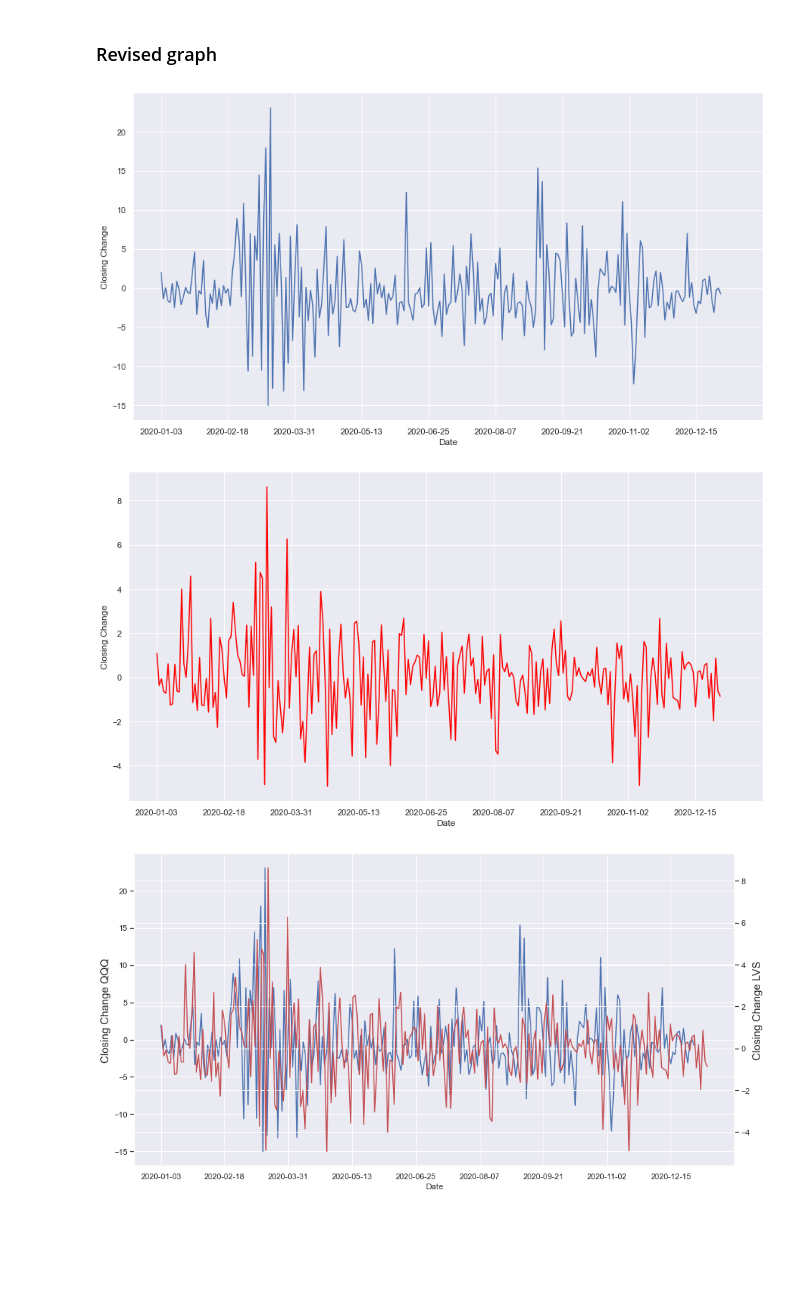
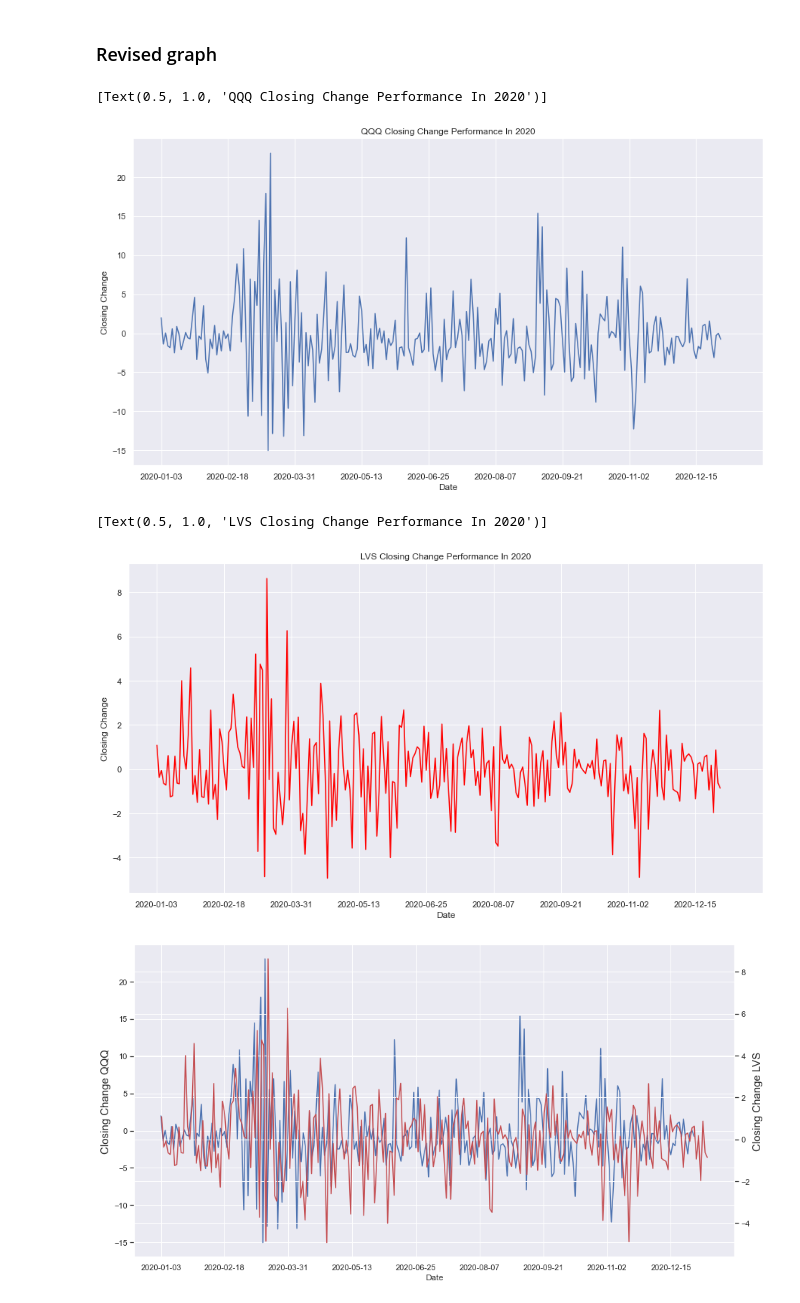
Before and after one commit to cpozuelos1/COGS_108_Final_Project, a Jupyter notebook: FinalProjectGroup071_Wi22.ipynb, the cells around one changed output. Cells and saved outputs as stored; diff of their text form; code cells hidden in the pictures; blank space fills up the shorter version.

```diff
--- a/FinalProjectGroup071_Wi22.ipynb
+++ b/FinalProjectGroup071_Wi22.ipynb
@@ -364,8 +366,10 @@ QQQ_data = pd.DataFrame(QQQ_data, columns = ['Date', 'Closing Change'])
 # %%
 ax = sns.lineplot(x='Date', y='Closing Change', data=QQQ_data)
 x_ticks = ax.set_xticks([i*30 for i in range(10)])
+ax.set(title="QQQ Closing Change Performance In 2020")
 # %% [output]
+[Text(0.5, 1.0, 'QQQ Closing Change Performance In 2020')]
-[figure, old version]
+[figure, new version]
 # %%
 # generate data in the form of date, change since previous day
 LVS_data = []
@@ -375,8 +379,10 @@ LVS_data = pd.DataFrame(LVS_data, columns = ['Date', 'Closing Change'])
 # %%
 ax = sns.lineplot(x='Date', y='Closing Change', data=LVS_data, color='red')
 x_ticks = ax.set_xticks([i*30 for i in range(10)])
+ax.set(title="LVS Closing Change Performance In 2020")
 # %% [output]
+[Text(0.5, 1.0, 'LVS Closing Change Performance In 2020')]
-[figure, old version]
+[figure, new version]
 # %%
 fig, ax = plt.subplots()
 sns.lineplot(x='Date', y='Closing Change', data=QQQ_data)
```
Also changed, not shown: parts of 11 cells of this notebook.
